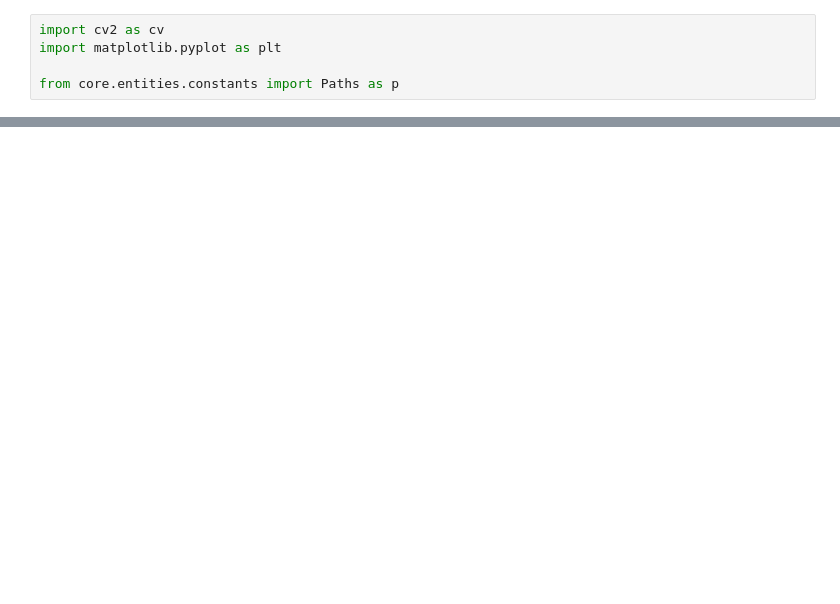
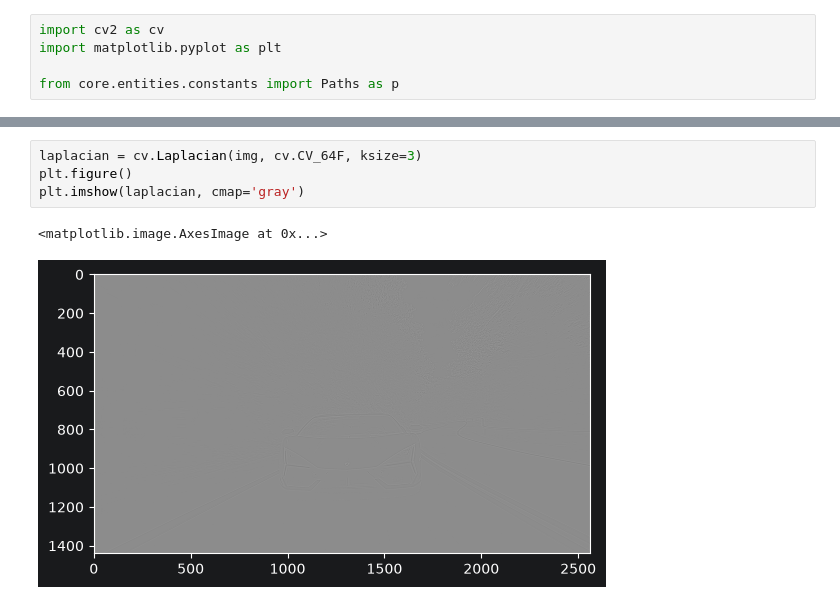
Before and after one commit to SeregaCodit/ComputerVisionCourse, a Jupyter notebook: src/lessons/L29_image_gradients.ipynb, the cells around one changed output, grey strips where cells are left out. Drawn from its saved outputs; the diff is of its cells as text; blank space fills up the shorter version.

```diff
--- a/src/lessons/L29_image_gradients.ipynb
+++ b/src/lessons/L29_image_gradients.ipynb
@@ -15,0 +17,7 @@ plt.imshow(img, cmap='gray')
+# %%
+laplacian = cv.Laplacian(img, cv.CV_64F, ksize=3)
+plt.figure()
+plt.imshow(laplacian, cmap='gray')
+# %% [output]
+<matplotlib.image.AxesImage at 0x...>
+[figure, added]
```
Also changed, not shown: parts of 5 cells of this notebook, 2 other files.
